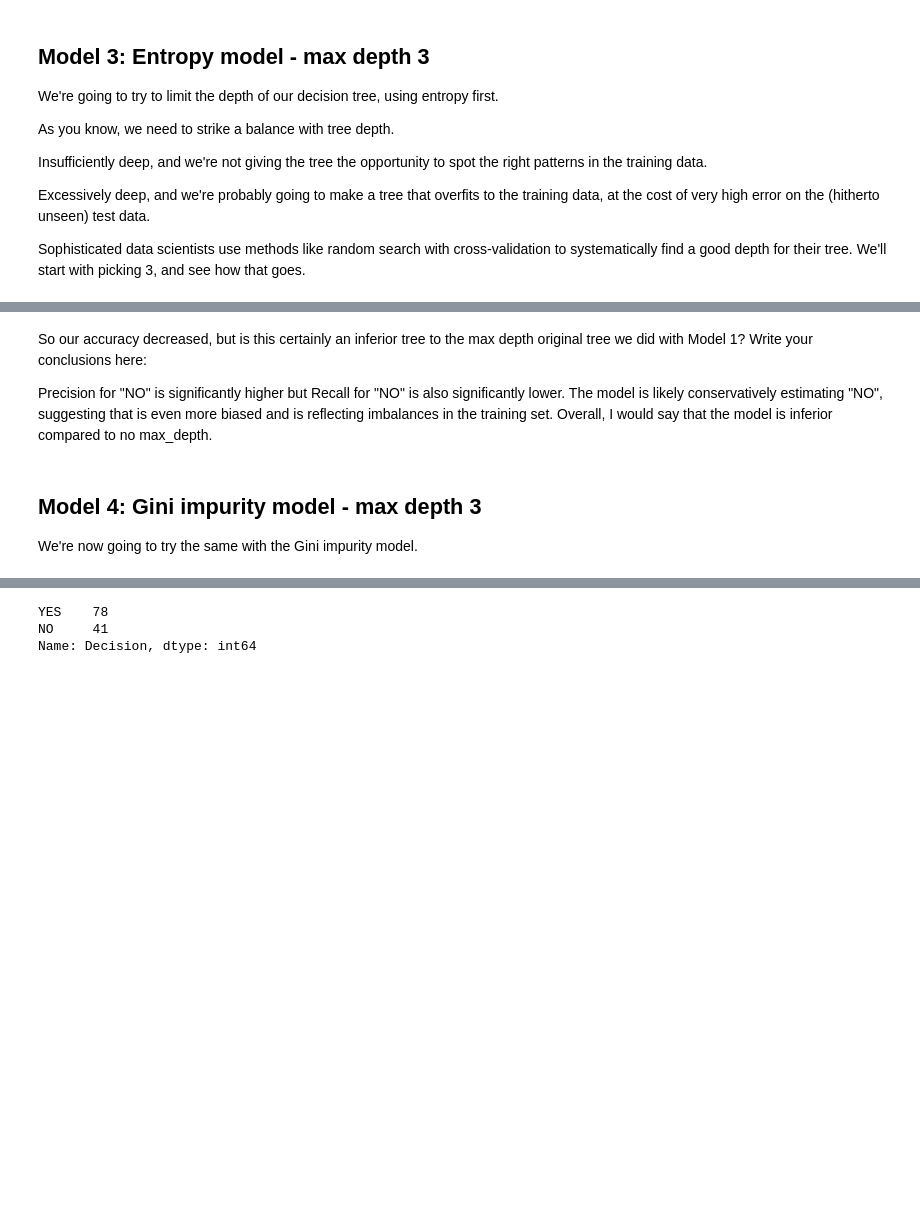
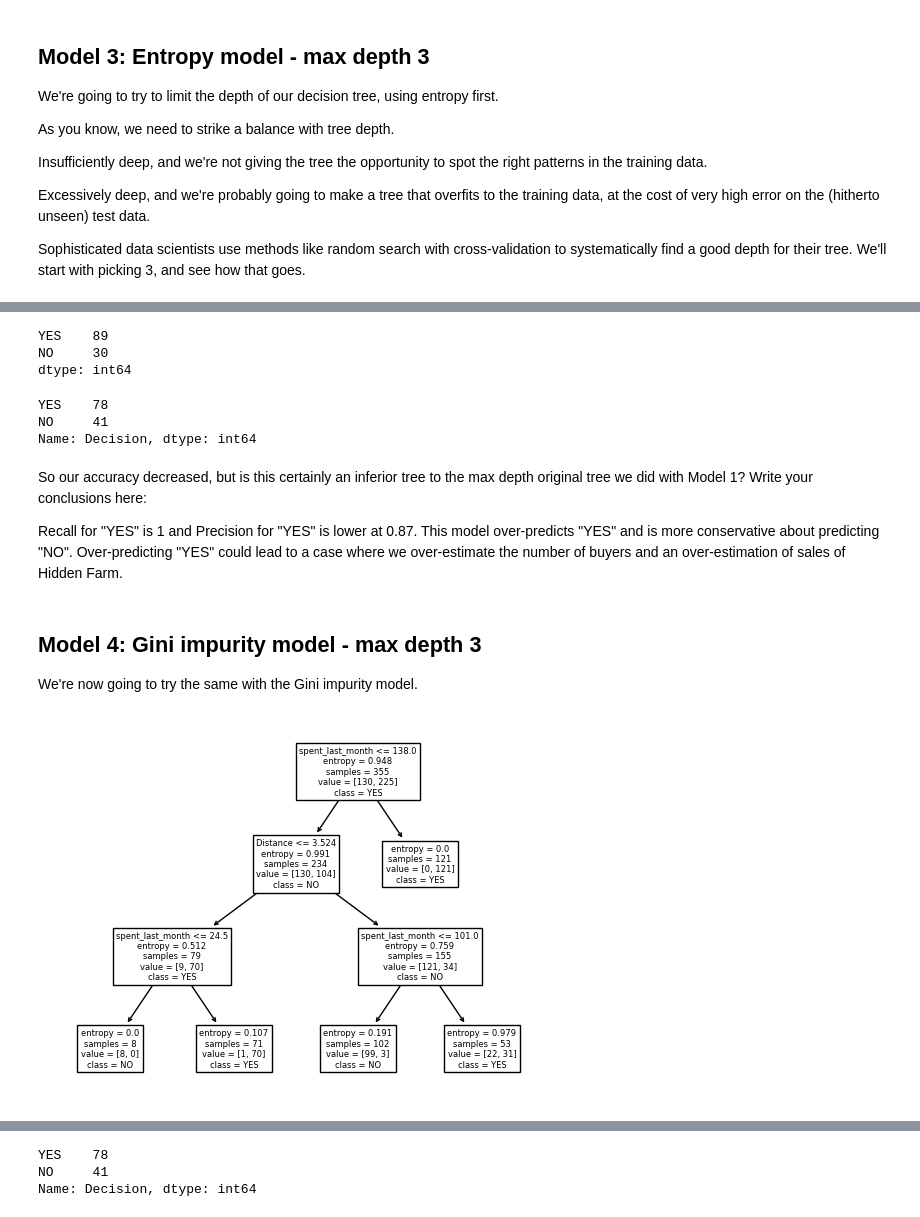
Before and after one commit to kimvonga/Springboard, a Jupyter notebook: Decision_Tree_Specialty_Coffee_Case_Study/Springboard Decision Tree Specialty Coffee Case Study - Tier 3.ipynb, the cells around one changed output, grey strips where cells are left out. Saved outputs shown, nothing was run; the diff lists cells and outputs as text; code cells hidden in the pictures; blank space fills up the shorter version.

```diff
--- a/Decision_Tree_Specialty_Coffee_Case_Study/Springboard Decision Tree Specialty Coffee Case Study - Tier 3.ipynb
+++ b/Decision_Tree_Specialty_Coffee_Case_Study/Springboard Decision Tree Specialty Coffee Case Study - Tier 3.ipynb
@@ -532,7 +522,19 @@ Recall score for "No" 0.3170731707317073
+# %%
+y_pred.value_counts()
+# %% [output]
+YES    89
+NO     30
+dtype: int64
+# %%
+y_test.value_counts()
+# %% [output]
+YES    78
+NO     41
+Name: Decision, dtype: int64
 # %% [markdown]
 So our accuracy decreased, but is this certainly an inferior tree to the max depth original tree we did with Model 1? Write your conclusions here:
 
-Precision for "NO" is significantly higher but Recall for "NO" is also significantly lower. The model is likely conservatively estimating "NO", suggesting that is even more biased and is reflecting imbalances in the training set. Overall, I would say that the model is inferior compared to no max_depth.
+Recall for "YES" is 1 and Precision for "YES" is lower at 0.87. This model over-predicts "YES" and is more conservative about predicting "NO". Over-predicting "YES" could lead to a case where we over-estimate the number of buyers and an over-estimation of sales of Hidden Farm.
 # %% [markdown]
 ## Model 4: Gini impurity  model - max depth 3
 We're now going to try the same with the Gini impurity model.
@@ -545,10 +547,12 @@ gini_model2.fit(X_train, y_train)
 y_pred = pd.Series(gini_model2.predict(X_test))
 # %%
 # dot_data = StringIO()
-tree.export_graphviz(entr_model2, class_names=list(gini_model2.classes_), feature_names=list(ohe.get_feature_names_out()));
+tree.plot_tree(entr_model2, class_names=list(gini_model2.classes_), feature_names=list(X.columns));
 
 
 # Alternatively for class_names use gini_model2.classes_
+# %% [output]
+[figure, added]
 # %%
 print("Gini impurity  model - max depth 3")
 print("Accuracy:", metrics.accuracy_score(y_test,y_pred))
```
Also changed, not shown: parts of 31 cells of this notebook.
